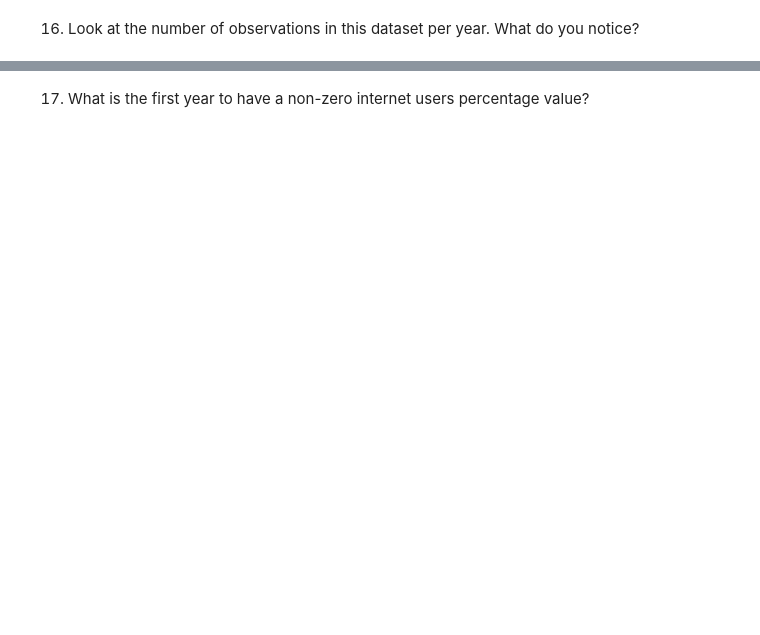
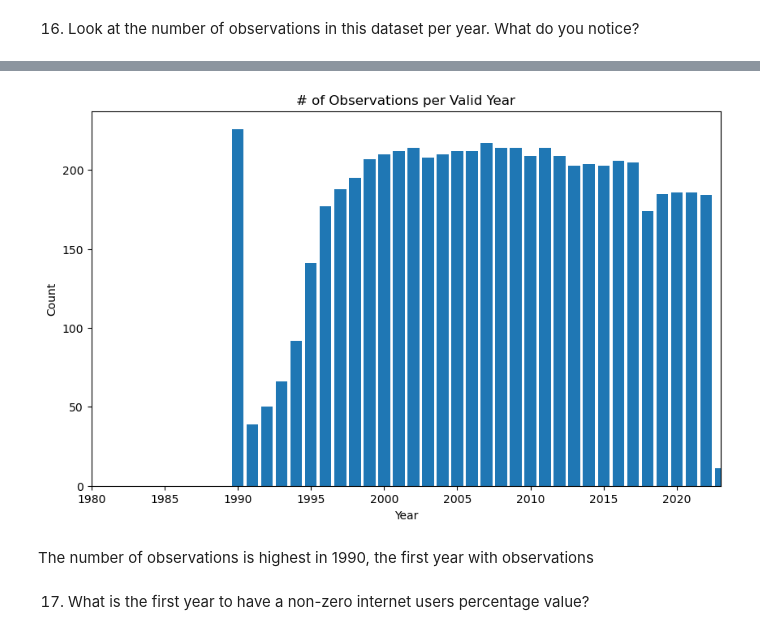
Before and after one commit to NSS-Data-Analytics-Cohort-14/gdp-and-internet-usage-alaurarobinson, a Jupyter notebook: notebooks/alrobinson_un_data.ipynb, the cells around one changed output, grey strips where cells are left out. Saved outputs shown, nothing was run; the diff lists cells and outputs as text; code cells hidden in the pictures; blank space fills up the shorter version.

```diff
--- a/notebooks/alrobinson_un_data.ipynb
+++ b/notebooks/alrobinson_un_data.ipynb
@@ -310,0 +354,7 @@ internet_df.columns = ['Country', 'Year', 'Internet_Users_Pct']
+# %%
+internet_df['Year'] = pd.to_numeric(internet_df['Year'], errors='coerce')
+# %%
+valid_years_df = internet_df.loc[internet_df['Year'].notna()]
+# %%
+year_value_counts = valid_years_df['Year'].value_counts(ascending=False)
+year_value_counts.head()
@@ -311,2 +369,17 @@ internet_df.columns = ['Country', 'Year', 'Internet_Users_Pct']
+# %%
+max_year = int(year_value_counts.index.max())
+
+plt.figure(figsize=(10, 6))
+plt.bar(year_value_counts.index, year_value_counts.values)
+plt.title("# of Observations per Valid Year")
+plt.xlabel("Year")
+plt.ylabel("Count")
+plt.xticks(np.arange(1980, max_year + 1, 5))
+plt.xlim(1980, max_year)
+plt.show()
+# %% [output]
+[figure, added]
+# %% [markdown]
+The number of observations is highest in 1990, the first year with observations
 # %% [markdown]
 17. What is the first year to have a non-zero internet users percentage value?
```
Also changed, not shown: parts of 21 cells of this notebook.
